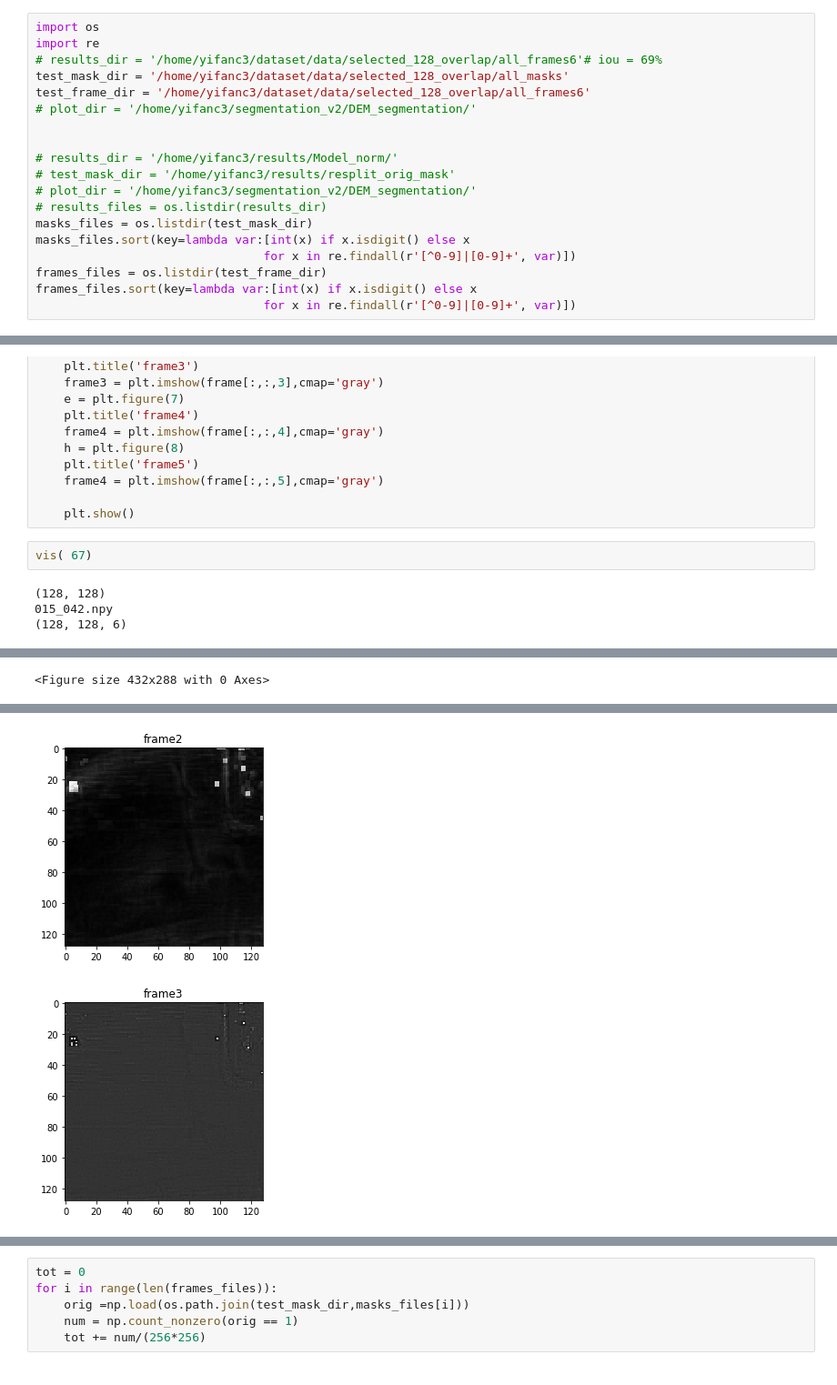
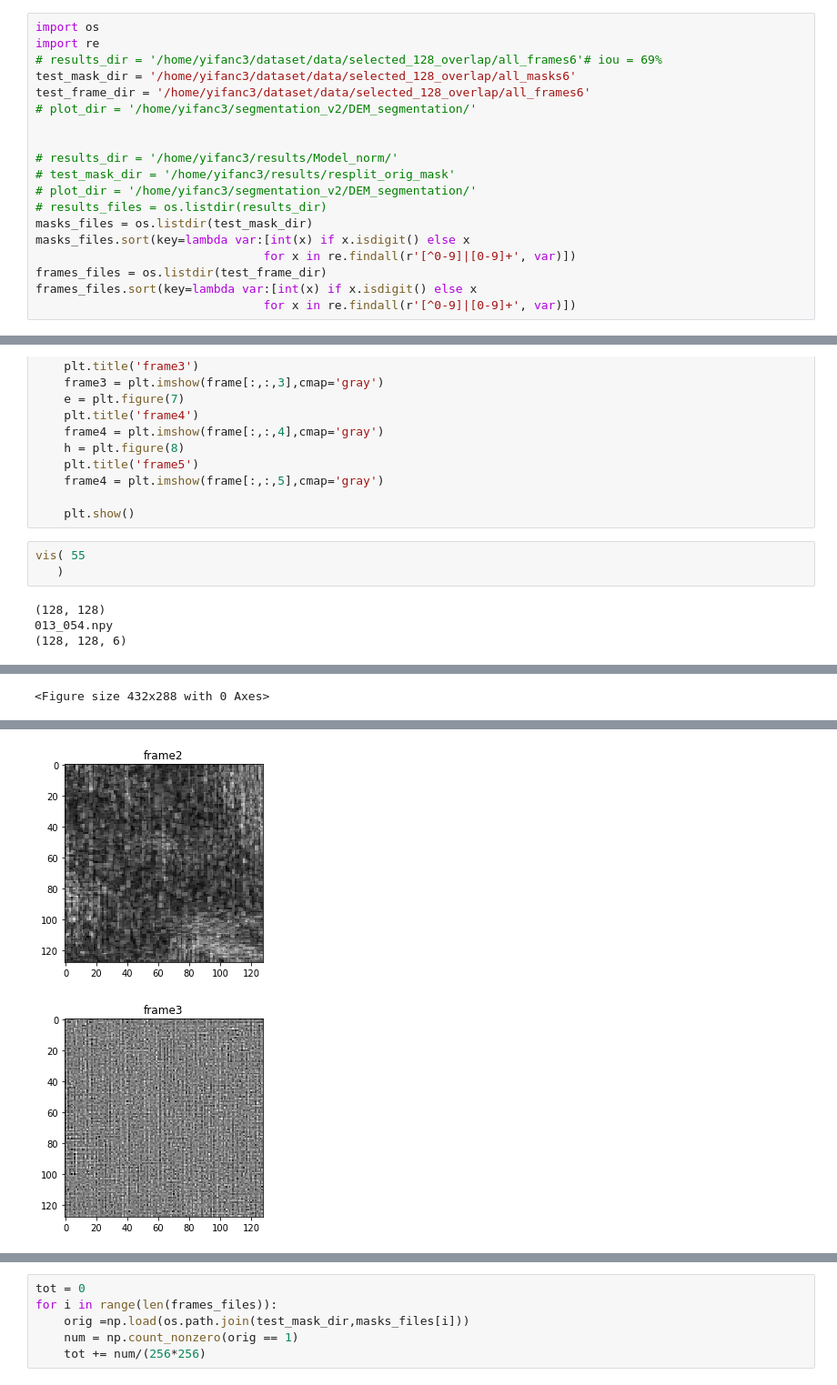
Before and after one commit to Chen-Yifan/DEM_segmentation, a Jupyter notebook: notebook/vis-dataset.ipynb, the cells around one changed output, grey strips where cells are left out. Shown at 91% size. Cells and saved outputs as stored; diff of their text form.

```diff
--- a/notebook/vis-dataset.ipynb
+++ b/notebook/vis-dataset.ipynb
@@ -2,7 +2,7 @@
 import os
 import re
 # results_dir = '/home/yifanc3/dataset/data/selected_128_overlap/all_frames6'# iou = 69%
-test_mask_dir = '/home/yifanc3/dataset/data/selected_128_overlap/all_masks'
+test_mask_dir = '/home/yifanc3/dataset/data/selected_128_overlap/all_masks6'
 test_frame_dir = '/home/yifanc3/dataset/data/selected_128_overlap/all_frames6'
 # plot_dir = '/home/yifanc3/segmentation_v2/DEM_segmentation/'
 
@@ -59,8 +59,9 @@ def vis(i):
 
     plt.show()
 # %%
-vis( 67)
+vis( 55
+   )
 # %% [output]
 (128, 128)
-015_042.npy
+013_054.npy
 (128, 128, 6)
@@ -71,2 +72,2 @@ vis( 67)
-[figure, old version]
+[figure, new version]
-[figure, old version]
+[figure, new version]
```
Also changed, not shown: parts of 1 cell of this notebook, 7 other files.
